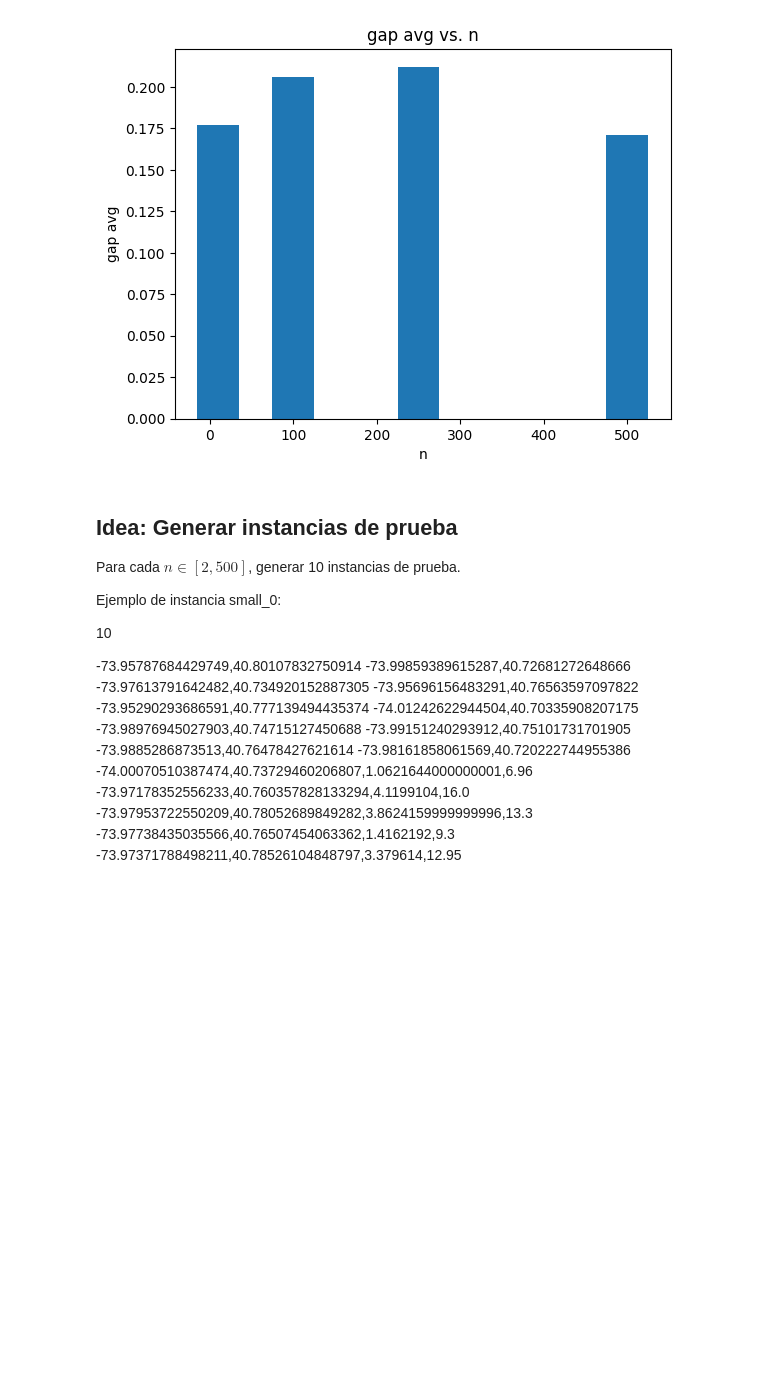
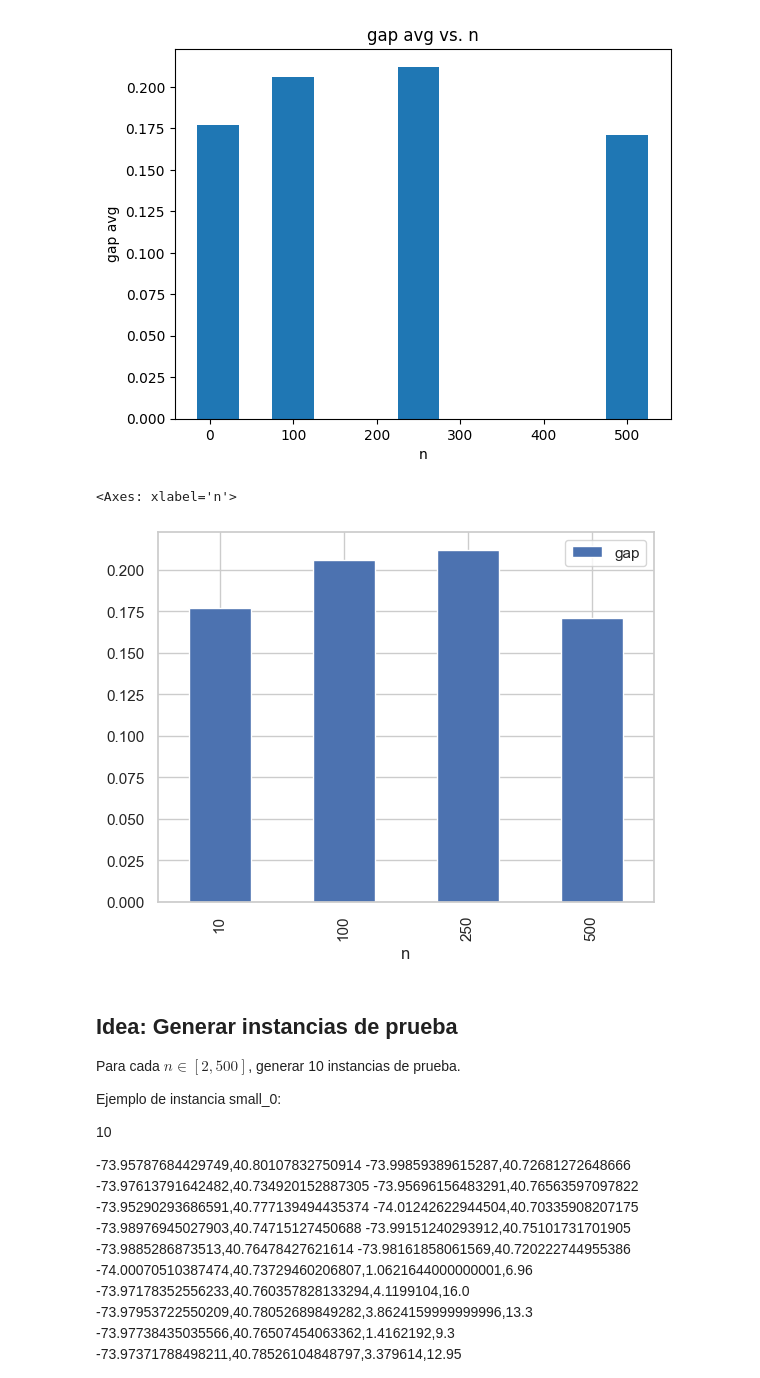
Before and after one commit to Luquish/TP1_TDV, a Jupyter notebook: src/scripts/experimentacion.ipynb, the cells around one changed output. Saved outputs shown, nothing was run; the diff lists cells and outputs as text; code cells hidden in the pictures; blank space fills up the shorter version.

```diff
--- a/src/scripts/experimentacion.ipynb
+++ b/src/scripts/experimentacion.ipynb
@@ -89,6 +89,11 @@ plt.savefig("../output/gap_avg_vs_n.png")
 plt.show()
 # %% [output]
 [figure]
+# %%
+solutions.groupby("n")[["gap"]].mean().plot.bar()
+# %% [output]
+<Axes: xlabel='n'>
+[figure, added]
 # %% [markdown]
 ## Idea: Generar instancias de prueba
 
```
Also changed, not shown: parts of 21 cells of this notebook, 6 other files.
